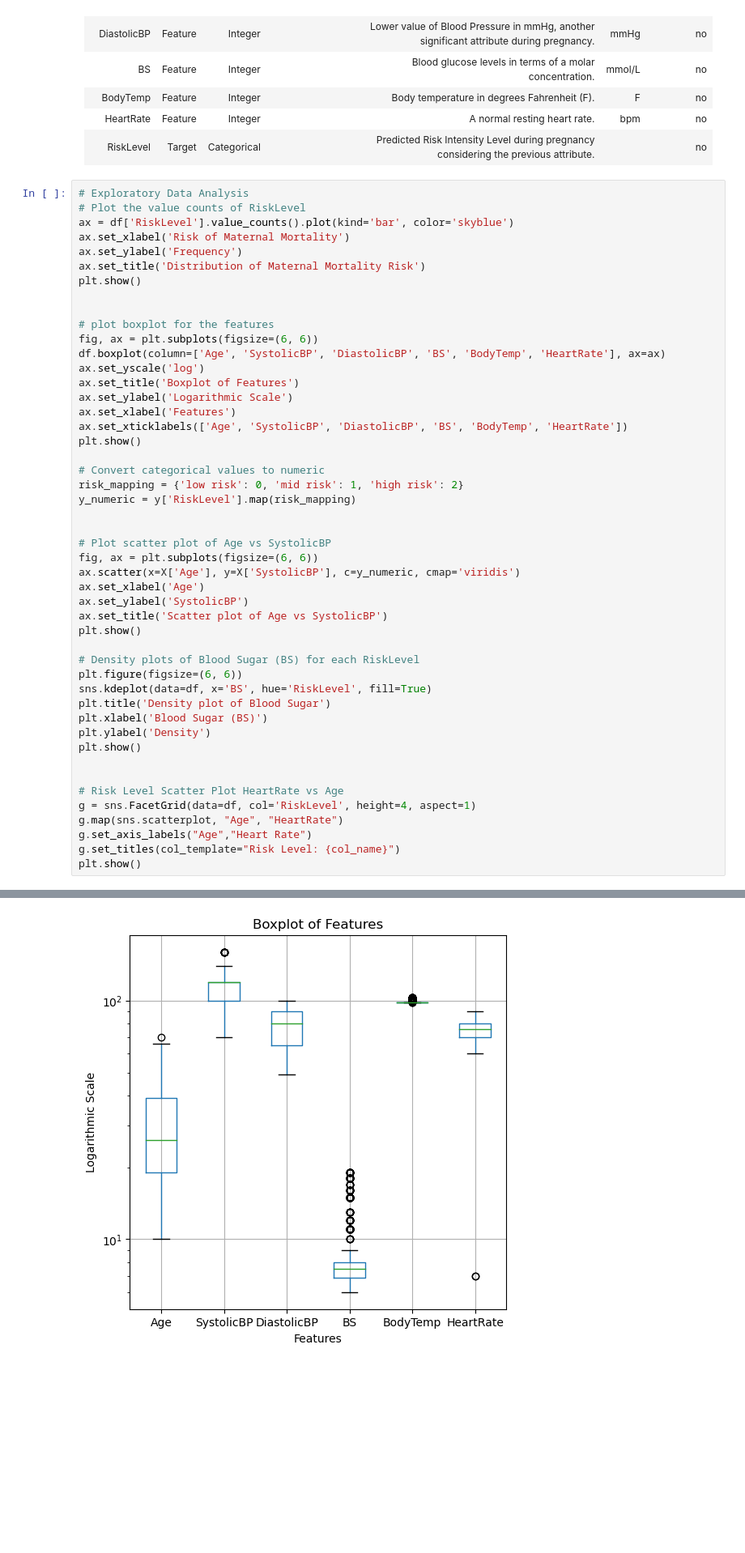
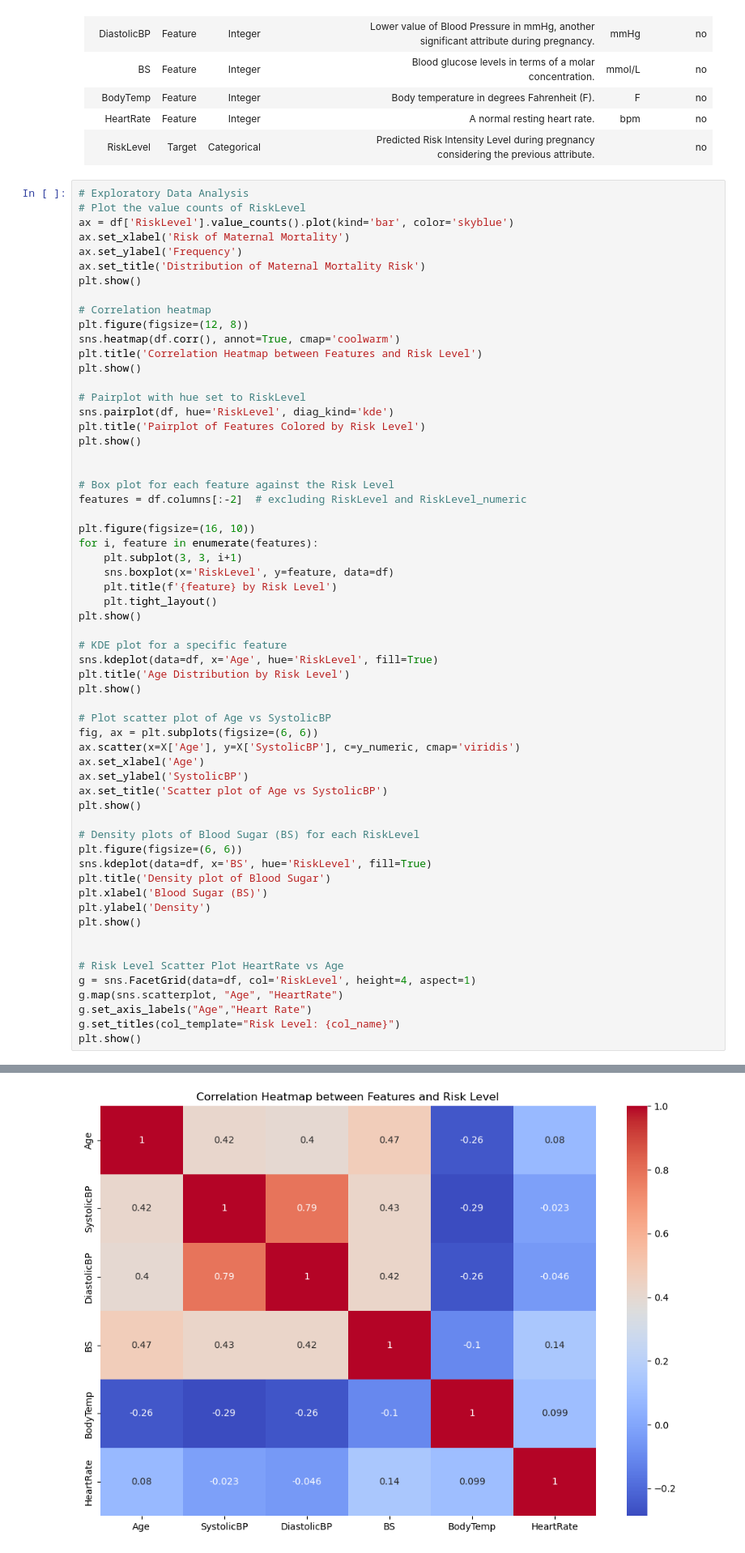
Before and after one commit to DJScully02/Maternal-Health-Risk-Prediction, a Jupyter notebook: mat_health_proj.ipynb, the cells around one changed output, grey strips where cells are left out. Shown at 81% size. Cells and saved outputs as stored; diff of their text form; blank space fills up the shorter version.

Commit message:
Summary
Added plots to readme, cleaned up project code, added some new plots to project, corrected some of the inconsistencies in the readme.

```diff
--- a/mat_health_proj.ipynb
+++ b/mat_health_proj.ipynb
@@ -48,45 +47,57 @@ ax.set_ylabel('Frequency')
 ax.set_title('Distribution of Maternal Mortality Risk')
 plt.show()
 
-
-# plot boxplot for the features
-fig, ax = plt.subplots(figsize=(6, 6))
-df.boxplot(column=['Age', 'SystolicBP', 'DiastolicBP', 'BS', 'BodyTemp', 'HeartRate'], ax=ax)
-ax.set_yscale('log')
-ax.set_title('Boxplot of Features')
-ax.set_ylabel('Logarithmic Scale')
-ax.set_xlabel('Features')
-ax.set_xticklabels(['Age', 'SystolicBP', 'DiastolicBP', 'BS', 'BodyTemp', 'HeartRate'])
+# Correlation heatmap
+plt.figure(figsize=(12, 8))
+sns.heatmap(df.corr(), annot=True, cmap='coolwarm')
+plt.title('Correlation Heatmap between Features and Risk Level')
 plt.show()
 
-# Convert categorical values to numeric
-risk_mapping = {'low risk': 0, 'mid risk': 1, 'high risk': 2}
-y_numeric = y['RiskLevel'].map(risk_mapping)
+# Pairplot with hue set to RiskLevel
+sns.pairplot(df, hue='RiskLevel', diag_kind='kde')
+plt.title('Pairplot of Features Colored by Risk Level')
+plt.show()
 
+
+# Box plot for each feature against the Risk Level
+features = df.columns[:-2]  # excluding RiskLevel and RiskLevel_numeric
+
+plt.figure(figsize=(16, 10))
+for i, feature in enumerate(features):
+    plt.subplot(3, 3, i+1)
+    sns.boxplot(x='RiskLevel', y=feature, data=df)
+    plt.title(f'{feature} by Risk Level')
+    plt.tight_layout()
+plt.show()
+
+# KDE plot for a specific feature
+sns.kdeplot(data=df, x='Age', hue='RiskLevel', fill=True)
+plt.title('Age Distribution by Risk Level')
+plt.show()
 
 # Plot scatter plot of Age vs SystolicBP
 fig, ax = plt.subplots(figsize=(6, 6))
 ax.scatter(x=X['Age'], y=X['SystolicBP'], c=y_numeric, cmap='viridis')
 ax.set_xlabel('Age')
 ax.set_ylabel('SystolicBP')
 ax.set_title('Scatter plot of Age vs SystolicBP')
 plt.show()
 
 # Density plots of Blood Sugar (BS) for each RiskLevel
 plt.figure(figsize=(6, 6))
 sns.kdeplot(data=df, x='BS', hue='RiskLevel', fill=True)
 plt.title('Density plot of Blood Sugar')
 plt.xlabel('Blood Sugar (BS)')
 plt.ylabel('Density')
 plt.show()
 
 
 # Risk Level Scatter Plot HeartRate vs Age
 g = sns.FacetGrid(data=df, col='RiskLevel', height=4, aspect=1)
 g.map(sns.scatterplot, "Age", "HeartRate")
 g.set_axis_labels("Age","Heart Rate")
 g.set_titles(col_template="Risk Level: {col_name}")
 plt.show()
 # %% [output]
 [figure]
-[figure, old version]
+[figure, new version]
```
Also changed, not shown: parts of 7 cells of this notebook, 16 other files.
